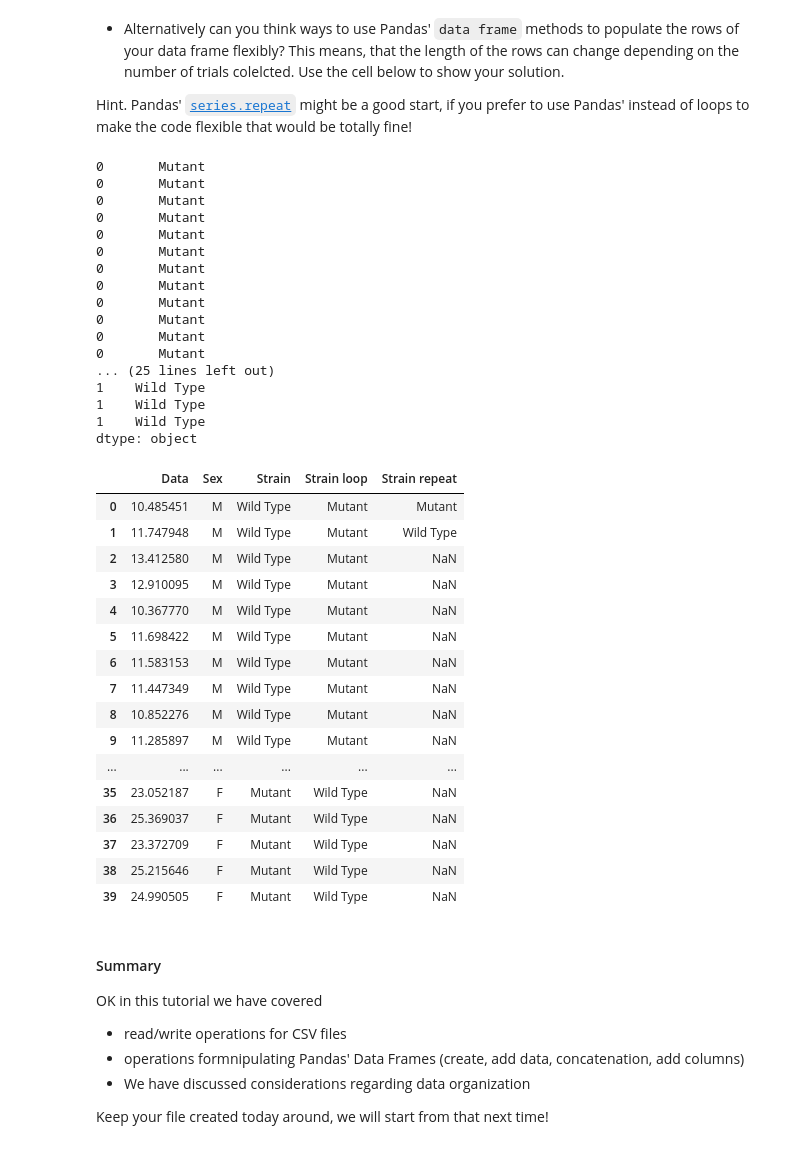
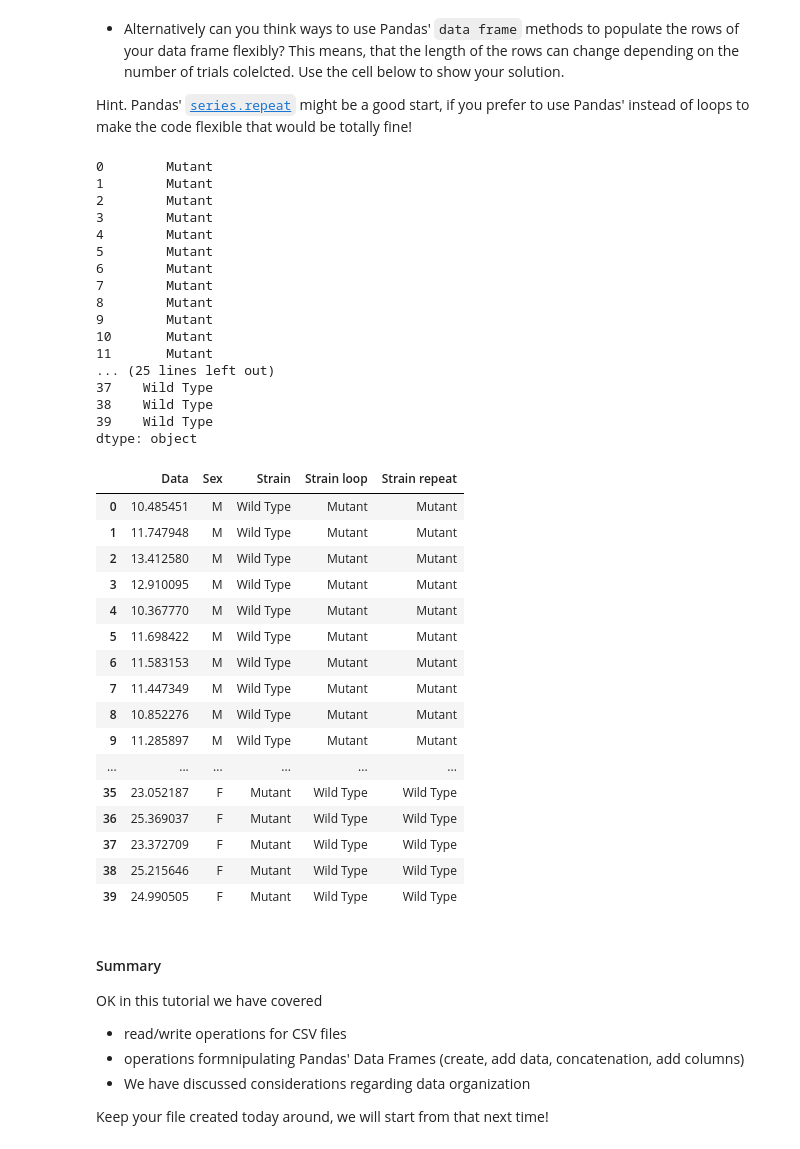
Before and after one commit to Maicols1/PythonTutorials, a Jupyter notebook: tutorial016-Pandas-DataWrangling.ipynb, the cells around one changed output. Drawn from its saved outputs; the diff is of its cells as text; code cells hidden in the pictures.

Commit message:
fixed the repeat part

```diff
--- a/tutorial016-Pandas-DataWrangling.ipynb
+++ b/tutorial016-Pandas-DataWrangling.ipynb
@@ -547,47 +547,48 @@ Hint. Pandas' [`series.repeat`](https://pandas.pydata.org/docs/reference/api/pan
 # %%
 straign_repeated = []
 strain_repeat = pd.Series(['Mutant','Wild Type'])
-straign_repeat = strain_repeat.repeat(20)
-print(straign_repeat)
+strain_repeat = strain_repeat.repeat(20)
+strain_repeat = strain_repeat.reset_index(drop=True)
+print(strain_repeat)
 
 
 new_df['Strain repeat'] = strain_repeat
 new_df
 # %% [output]
-0       Mutant
-0       Mutant
-0       Mutant
-0       Mutant
-0       Mutant
-0       Mutant
-0       Mutant
-0       Mutant
-0       Mutant
-0       Mutant
-0       Mutant
-0       Mutant
+0        Mutant
+1        Mutant
+2        Mutant
+3        Mutant
+4        Mutant
+5        Mutant
+6        Mutant
+7        Mutant
+8        Mutant
+9        Mutant
+10       Mutant
+11       Mutant
 ... (25 lines left out)
-1    Wild Type
-1    Wild Type
-1    Wild Type
+37    Wild Type
+38    Wild Type
+39    Wild Type
 dtype: object
 |  | Data | Sex | Strain | Strain loop | Strain repeat |
 | 0 | 10.485451 | M | Wild Type | Mutant | Mutant |
-| 1 | 11.747948 | M | Wild Type | Mutant | Wild Type |
-| 2 | 13.412580 | M | Wild Type | Mutant | NaN |
-| 3 | 12.910095 | M | Wild Type | Mutant | NaN |
-| 4 | 10.367770 | M | Wild Type | Mutant | NaN |
-| 5 | 11.698422 | M | Wild Type | Mutant | NaN |
-| 6 | 11.583153 | M | Wild Type | Mutant | NaN |
-| 7 | 11.447349 | M | Wild Type | Mutant | NaN |
-| 8 | 10.852276 | M | Wild Type | Mutant | NaN |
-| 9 | 11.285897 | M | Wild Type | Mutant | NaN |
+| 1 | 11.747948 | M | Wild Type | Mutant | Mutant |
+| 2 | 13.412580 | M | Wild Type | Mutant | Mutant |
+| 3 | 12.910095 | M | Wild Type | Mutant | Mutant |
+| 4 | 10.367770 | M | Wild Type | Mutant | Mutant |
+| 5 | 11.698422 | M | Wild Type | Mutant | Mutant |
+| 6 | 11.583153 | M | Wild Type | Mutant | Mutant |
+| 7 | 11.447349 | M | Wild Type | Mutant | Mutant |
+| 8 | 10.852276 | M | Wild Type | Mutant | Mutant |
+| 9 | 11.285897 | M | Wild Type | Mutant | Mutant |
 | ... | ... | ... | ... | ... | ... |
-| 35 | 23.052187 | F | Mutant | Wild Type | NaN |
-| 36 | 25.369037 | F | Mutant | Wild Type | NaN |
-| 37 | 23.372709 | F | Mutant | Wild Type | NaN |
-| 38 | 25.215646 | F | Mutant | Wild Type | NaN |
-| 39 | 24.990505 | F | Mutant | Wild Type | NaN |
+| 35 | 23.052187 | F | Mutant | Wild Type | Wild Type |
+| 36 | 25.369037 | F | Mutant | Wild Type | Wild Type |
+| 37 | 23.372709 | F | Mutant | Wild Type | Wild Type |
+| 38 | 25.215646 | F | Mutant | Wild Type | Wild Type |
+| 39 | 24.990505 | F | Mutant | Wild Type | Wild Type |
 # %% [markdown]
 #### Summary
 
```
